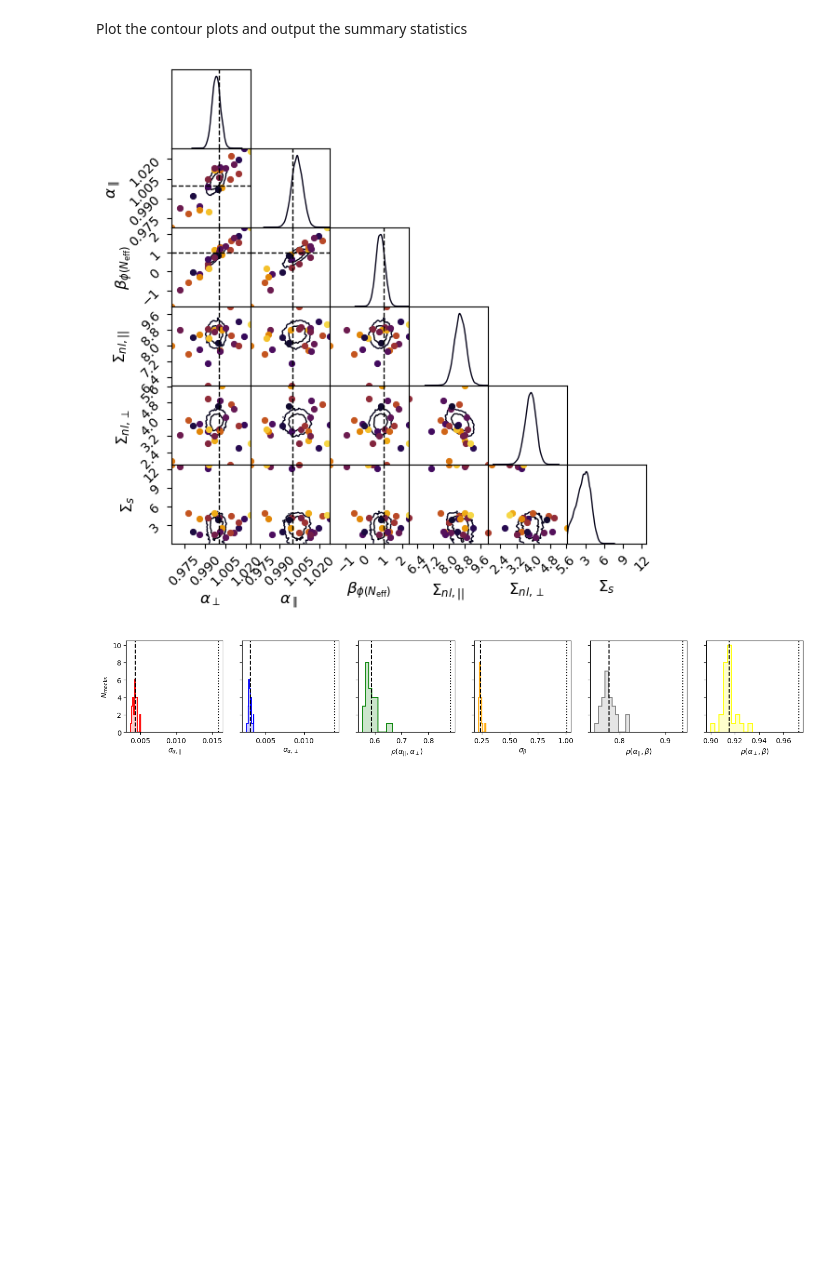
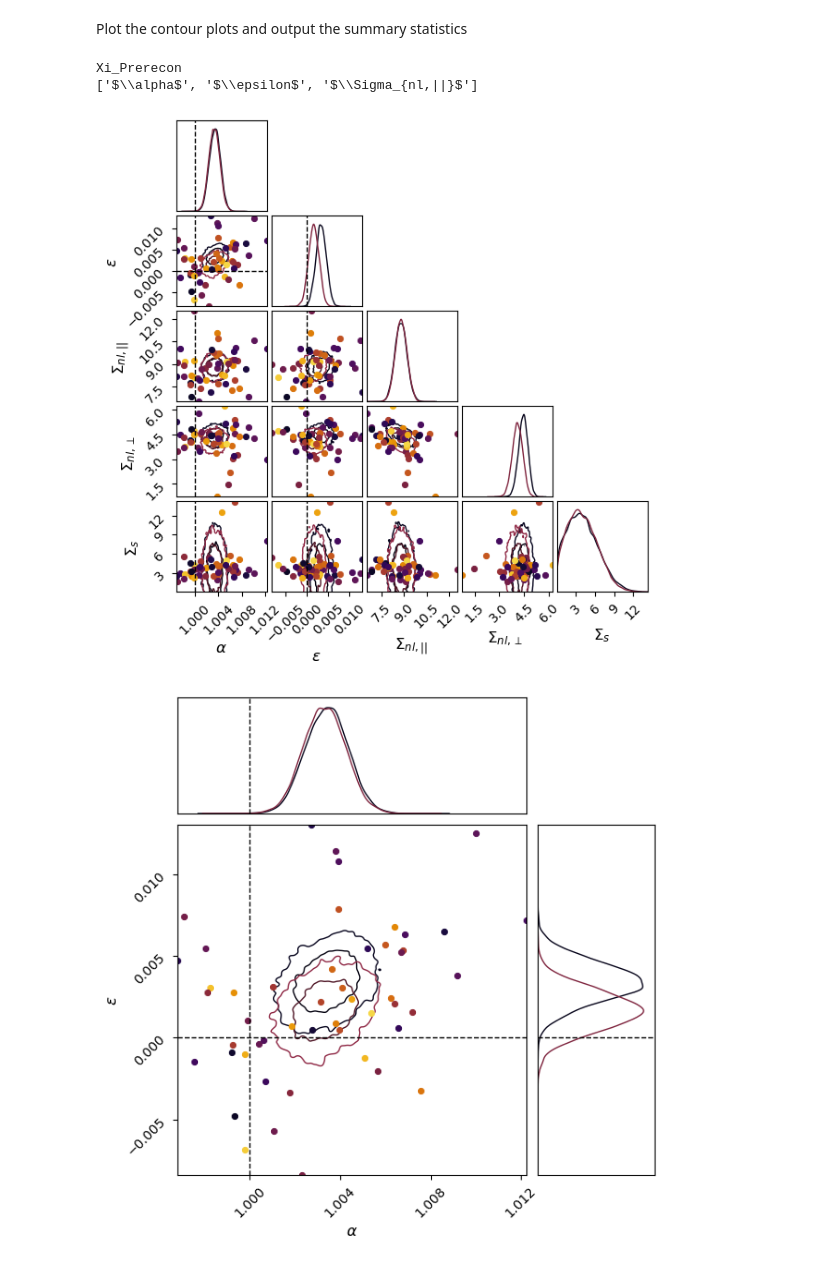
Before and after one commit to abbew25/Barry, a Jupyter notebook: cosmodesi_KP4ELG_examplecode_make_picklefiles/plot_desi_kp4_abacus_cubic_ELG.ipynb, the cells around one changed output. Saved outputs shown, nothing was run; the diff lists cells and outputs as text; code cells hidden in the pictures; blank space fills up the shorter version.

```diff
--- a/cosmodesi_KP4ELG_examplecode_make_picklefiles/plot_desi_kp4_abacus_cubic_ELG.ipynb
+++ b/cosmodesi_KP4ELG_examplecode_make_picklefiles/plot_desi_kp4_abacus_cubic_ELG.ipynb
@@ -32,9 +32,9 @@ omega_matter_free = False
 
 neff_free = False
 
-phase_shift_free = True #False
+phase_shift_free = False #False
 
-CV = True
+CV = False
 
 pfn = "/global/u1/a/abbew25/barryrepo/Barry/cosmodesi_KP4ELG_examplecode_make_picklefiles/plots/desi_kp4_abacus_cubic_ELG/output/desi_kp4_abacus_cubic_ELG.fitter.pkl"
 
@@ -45,9 +45,9 @@ if neff_free:
     pfn = "/global/u1/a/abbew25/barryrepo/Barry/cosmodesi_KP4ELG_examplecode_make_picklefiles/plots/desi_kp4_abacus_cubic_ELG_nefffree/output/desi_kp4_abacus_cubic_ELG_nefffree.fitter.pkl"
 
 if phase_shift_free:
-    #pfn = "/global/u1/a/abbew25/barryrepo/Barry/cosmodesi_KP4ELG_examplecode_make_picklefiles/plots/desi_kp4_abacus_cubic_ELG_phaseshiftfree/output/desi_kp4_abacus_cubic_ELG_phaseshiftfree.fitter.pkl"
+    pfn = "/global/u1/a/abbew25/barryrepo/Barry/cosmodesi_KP4ELG_examplecode_make_picklefiles/plots/desi_kp4_abacus_cubic_ELG_phaseshiftfree/output/desi_kp4_abacus_cubic_ELG_phaseshiftfree.fitter.pkl"
     #pfn = "/global/u1/a/abbew25/barryrepo/Barry/cosmodesi_KP4ELG_examplecode_make_picklefiles/plots/desi_kp4_abacus_cubic_ELG_phaseshiftfree-nosmoothFalse/output/desi_kp4_abacus_cubic_ELG_phaseshiftfree-nosmoothFalse.fitter.pkl"
-    pfn = "/global/u1/a/abbew25/barryrepo/Barry/cosmodesi_KP4ELG_examplecode_make_picklefiles/plots/desi_kp4_abacus_cubic_ELG_phaseshiftfree-limitkmin/output/desi_kp4_abacus_cubic_ELG_phaseshiftfree-limitkmin.fitter.pkl"
+    #pfn = "/global/u1/a/abbew25/barryrepo/Barry/cosmodesi_KP4ELG_examplecode_make_picklefiles/plots/desi_kp4_abacus_cubic_ELG_phaseshiftfree-limitkmin/output/desi_kp4_abacus_cubic_ELG_phaseshiftfree-limitkmin.fitter.pkl"
 
 
 with open(pfn, 'rb') as pickle_file:
@@ -383,7 +404,7 @@ def plot_errors(stats, omega_matter_free=False, neff_free=False, phase_shift_fre
 
 truth = {"$\\alpha$": 1.0, "$\\epsilon$": 0, "$\\alpha_\\perp$": 1.0, "$\\alpha_\\parallel$": 1.0}
 if omega_matter_free:
-    truth["$\\Omega_m$"] = 0.3
+    truth["$\\Omega_m$"] = 0.31
 if neff_free:
     truth["$N_{\mathrm{eff}}$"] = 3.044
 if phase_shift_free:
@@ -407,27 +428,52 @@ elif phase_shift_free:
 
 for chain_bin in range(len(c)):
 
-    #if datanames[chain_bin] != 'CV_Pk_Recon':
+    # for i in stats[datanames[chain_bin]]:
+    #     print(len(i))
+    # #if datanames[chain_bin] != 'CV_Pk_Recon':
     #    continue
 
-    if 'Pk' not in datanames[chain_bin]:
-        continue
+    # if 'Pk' not in datanames[chain_bin]:
+    #     continue
 
-    #print(datanames[chain_bin])
-
+    print(datanames[chain_bin])
+    print((parameters[:2]+[parameters[4]]))
     #print(dir(c[chain_bin]))
     #print(c[chain_bin]._all_names())
     #print(parameters[:2]+parameters[4:])
     c[chain_bin].plotter.plot(
     truth=truth,
-        #parameters=(parameters[:2]+parameters[4:]),
-        parameters =parameters[2:],
+        parameters=(parameters[:2]+parameters[4:]),
+        #parameters =parameters[2:],
         legend=False,
         display=True,
         figsize=(6,6),
         #filename="plots/desi_kp4_abacus_cubic_ELG" + suffix + "/output/contourplot_v2" + CVfile + ".png",
 
     )
+
+    if omega_matter_free or neff_free or phase_shift_free:
+        c[chain_bin].plotter.plot(
+        truth=truth,
+            parameters=(parameters[:2]+[parameters[4]]),
+            #parameters =parameters[2:],
+            legend=False,
+            display=True,
+            figsize=(6,6),
+            #filename="plots/desi_kp4_abacus_cubic_ELG" + suffix + "/output/contourplot_v2" + CVfile + ".png",
+
+        )
+    else:
+        c[chain_bin].plotter.plot(
+        truth=truth,
+            parameters=(parameters[:2]),
+            #parameters =parameters[2:],
+            legend=False,
+            display=True,
+            figsize=(6,6),
+            #filename="plots/desi_kp4_abacus_cubic_ELG" + suffix + "/output/contourplot_v2" + CVfile + ".png",
+
+        )
 
     # Plot histograms of the errors and r_off
     nstats, means, covs, corr = plot_errors(stats[datanames[chain_bin]],
@@ -436,7 +482,7 @@ for chain_bin in range(len(c)):
                                             phase_shift_free=phase_shift_free,
                                             suffix=suffix)
 
-    continue
+    #continue
     #continue
     # Save all the numbers to a file
     if omega_matter_free:###################################
@@ -458,7 +504,7 @@ for chain_bin in range(len(c)):
                 )
 
 
-    if neff_free:###################################
+    elif neff_free:###################################
 
         print('check')
         with open("plots/desi_kp4_abacus_cubic_ELG_nefffree/output/Barry_fit_" + CVfile + datanames[chain_bin] + ".txt", "w") as f:
@@ -477,7 +523,7 @@ for chain_bin in range(len(c)):
                 f"{means[0]:6.4f}, {means[1]:6.4f}, {means[10]:6.4f}, {means[11]:6.4f}, {means[5]:6.4f}, {means[2]:6.4f}, {means[3]:6.4f}, {means[6]:6.4f}, {means[4]:6.4f}, {means[7]:6.4f}, {means[8]:6.4f}, {np.sqrt(covs[0, 0]):6.4f}, {np.sqrt(covs[1, 1]):6.4f}, {np.sqrt(covs[5, 5]):6.4f}, {corr:6.4f}, {(covs[0, 5] / np.sqrt(covs[0, 0] * covs[5, 5])):6.4f},{(covs[5, 1] / np.sqrt(covs[5, 5] * covs[1, 1])):6.4f}, {means[9]:7.3f}\n"
                 )
 
-    if phase_shift_free: ###################################
+    elif phase_shift_free: ###################################
 
         #print(datanames[chain_bin])
         # mean alpha_\\, mean alpha_para, stdev alpha\\, stdev alphaperp, corr_alphas,
@@ -490,32 +536,34 @@ for chain_bin in range(len(c)):
             for l in output[datanames[chain_bin]]:
                 f.write(l + "\n")
 
             # And now the average of all the individual realisations
             f.write("# ---------------------------------------------------\n")
             f.write(
                 "# <alpha_par>, <alpha_perp>, <Sigma_nl_par>, <Sigma_nl_perp>, <phi>, <sigma_alpha_par>, <sigma_alpha_perp>, <sigma_phi>, <corr_alpha_par_perp>, <corr_alpha_par_phi>, <corr_alpha_perp_phi>, std_alpha_par, std_alpha_perp, std_phi, corr_alpha_par_perp, corr_alpha_par_phi, corr_alpha_perp_phi, <bf_chi2>\n"
                 )
             f.write(
                 f"{means[0]:6.4f}, {means[1]:6.4f}, {means[10]:6.4f}, {means[11]:6.4f}, {means[5]:6.4f}, {means[2]:6.4f}, {means[3]:6.4f}, {means[6]:6.4f}, {means[4]:6.4f}, {means[7]:6.4f}, {means[8]:6.4f}, {np.sqrt(covs[0, 0]):6.4f}, {np.sqrt(covs[1, 1]):6.4f}, {np.sqrt(covs[5, 5]):6.4f}, {corr:6.4f}, {(covs[0, 5] / np.sqrt(covs[0, 0] * covs[5, 5])):6.4f},{(covs[5, 1] / np.sqrt(covs[5, 5] * covs[1, 1])):6.4f}, {means[9]:7.3f}\n"
                 )
 
     else:###################################
 
         with open("plots/desi_kp4_abacus_cubic_ELG/output/Barry_fit_" + CVfile + datanames[chain_bin] + ".txt", "w") as f:
             f.write(# realisation name, all means of params, stdevs on alphas .... other stats
                 "# Realisation, alpha_par, alpha_perp, Sigma_nl_par, Sigma_nl_perp, Sigma_s, sigma_alpha_par, sigma_alpha_perp, corr_alpha_par_perp, rd_of_template, bf_chi2, dof\n"
                 )
             for l in output[datanames[chain_bin]]:
                 f.write(l + "\n")
 
             # And now the average of all the individual realisations
             f.write("# ---------------------------------------------------\n")
             f.write(
                 "# <alpha_par>, <alpha_perp>, <Sigma_nl_par>, <Sigma_nl_perp>, <sigma_alpha_par>, <sigma_alpha_perp>, <corr_alpha_par_perp>, std_alpha_par, std_alpha_perp, corr_alpha_par_perp, <bf_chi2>\n"
                 )
             f.write(
                 f"{means[0]:6.4f}, {means[1]:6.4f}, {means[6]:6.4f}, {means[7]:6.4f}, {means[2]:6.4f}, {means[3]:6.4f}, {means[4]:6.4f}, {np.sqrt(covs[0, 0]):6.4f}, {np.sqrt(covs[1, 1]):6.4f}, {corr:6.4f}, {means[5]:7.3f}\n"
                 )
 # %% [output]
+Xi_Prerecon
+['$\\alpha$', '$\\epsilon$', '$\\Sigma_{nl,||}$']
-[figure, old version]
+[figure, new version]
-[figure, old version]
+[figure, new version]
```
Also changed, not shown: parts of 2 cells of this notebook, 9 other files.
